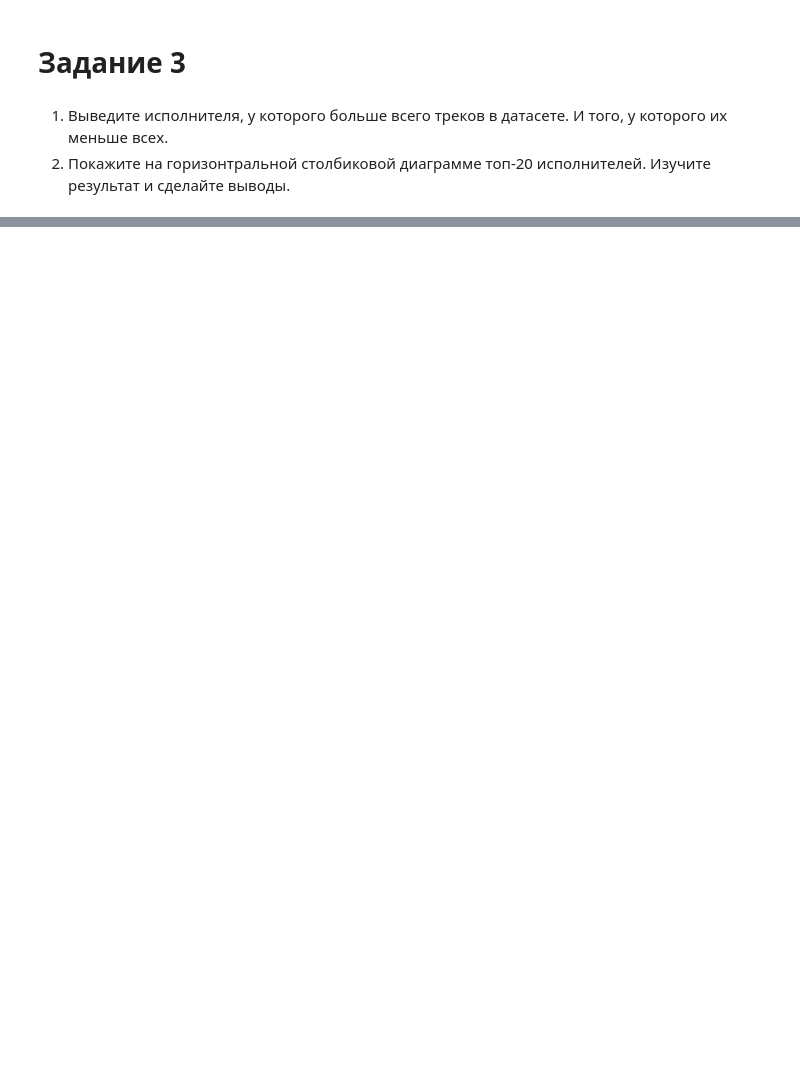
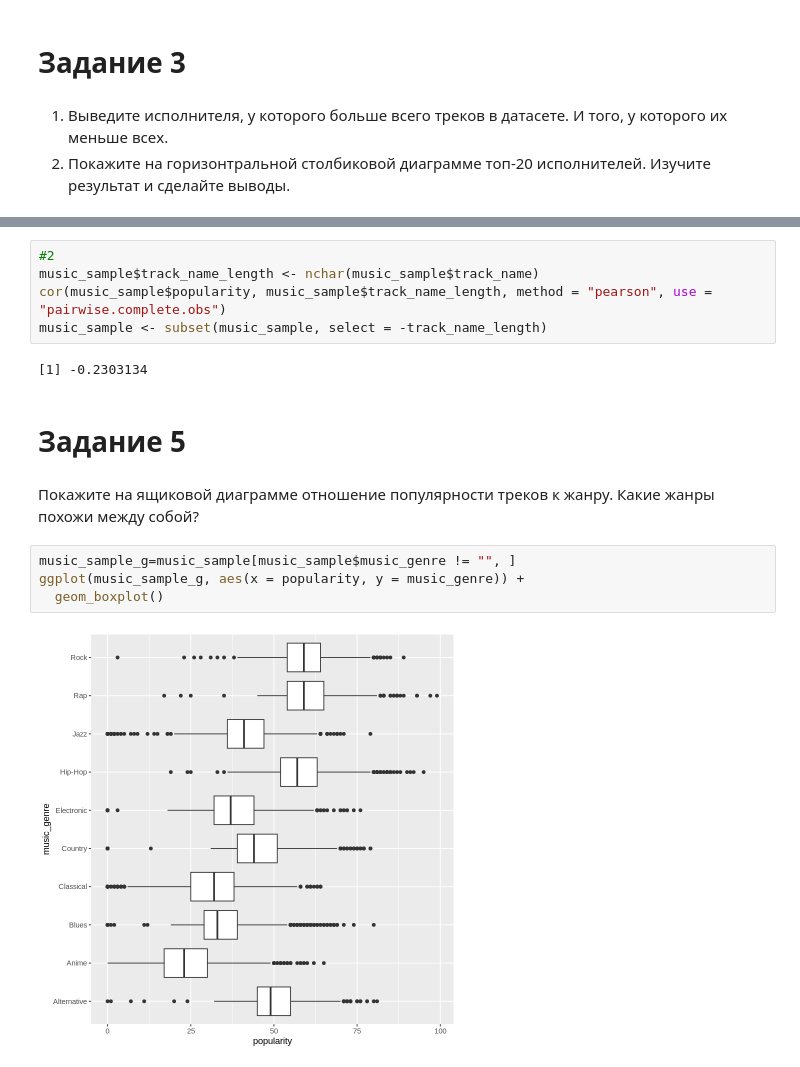
Before and after one commit to lldckv/cs102, a Jupyter notebook: homework06/Дьячкова_Лаб6_R.ipynb, the cells around one changed output, grey strips where cells are left out. Drawn from its saved outputs; the diff is of its cells as text; blank space fills up the shorter version.

```diff
--- a/homework06/Дьячкова_Лаб6_R.ipynb
+++ b/homework06/Дьячкова_Лаб6_R.ipynb
@@ -180,0 +223,17 @@ for (genre in genres) {
+# %%
+#2
+music_sample$track_name_length <- nchar(music_sample$track_name)
+cor(music_sample$popularity, music_sample$track_name_length, method = "pearson", use = "pairwise.complete.obs")
+music_sample <- subset(music_sample, select = -track_name_length)
+# %% [output]
+[1] -0.2303134
+# %% [markdown]
+# Задание 5
+# %% [markdown]
+Покажите на ящиковой диаграмме отношение популярности треков к жанру. Какие жанры похожи между собой?
+# %%
+music_sample_g=music_sample[music_sample$music_genre != "", ]
+ggplot(music_sample_g, aes(x = popularity, y = music_genre)) +
+  geom_boxplot()
+# %% [output]
+[figure, added]
```
Also changed, not shown: parts of 24 cells of this notebook.
